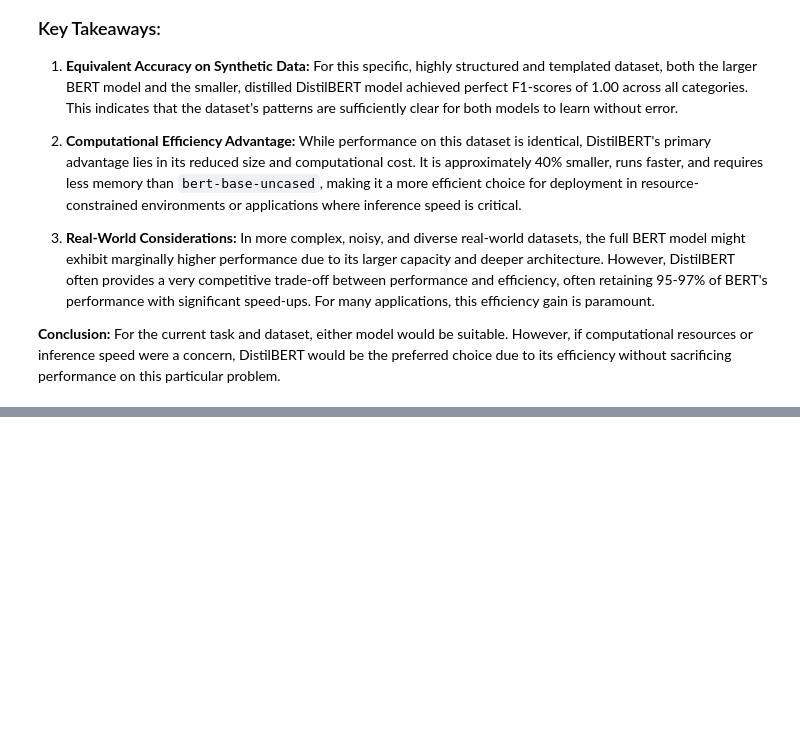
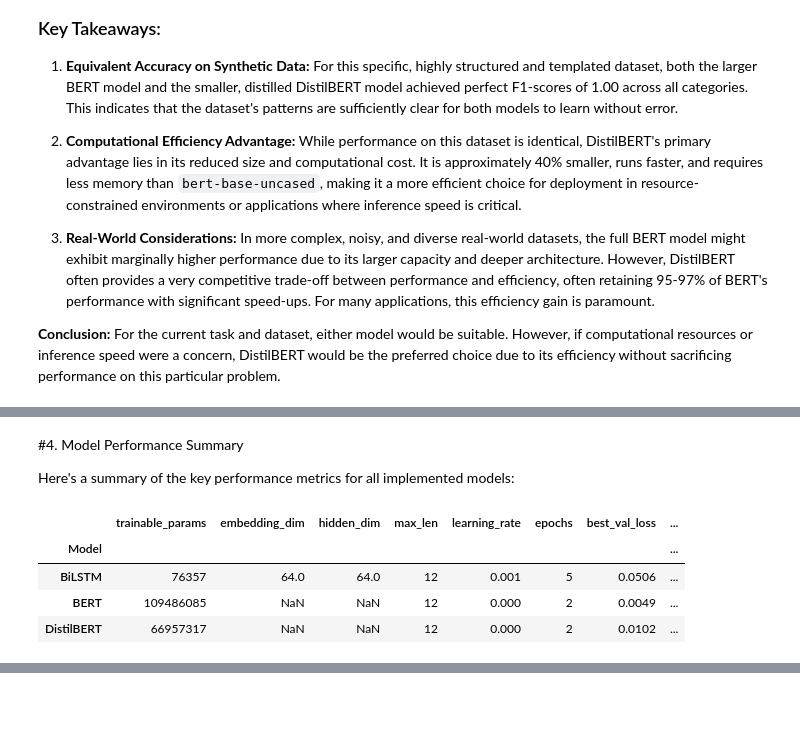
Before and after one commit to francescachn/Text-mining-project, a Jupyter notebook: Copia_di_progetto_data_.ipynb, the cells around one changed output, grey strips where cells are left out. Cells and saved outputs as stored; diff of their text form; code cells hidden in the pictures; blank space fills up the shorter version.

```diff
--- a/Copia_di_progetto_data_.ipynb
+++ b/Copia_di_progetto_data_.ipynb
@@ -1271,0 +1612,16 @@ plt.show()
+# %% [markdown]
+#4. Model Performance Summary
+
+Here's a summary of the key performance metrics for all implemented models:
+# %%
+summary_df = pd.DataFrame.from_dict(model_summary, orient='index')
+# Round float values for better readability
+summary_df = summary_df.round(4)
+summary_df.index.name = 'Model'
+display(summary_df)
+# %% [output]
+|  | trainable_params | embedding_dim | hidden_dim | max_len | learning_rate | epochs | best_val_loss | ... |
+| Model |  |  |  |  |  |  |  | ... |
+| BiLSTM | 76357 | 64.0 | 64.0 | 12 | 0.001 | 5 | 0.0506 | ... |
+| BERT | 109486085 | NaN | NaN | 12 | 0.000 | 2 | 0.0049 | ... |
+| DistilBERT | 66957317 | NaN | NaN | 12 | 0.000 | 2 | 0.0102 | ... |
```
Also changed, not shown: parts of 13 cells of this notebook.
